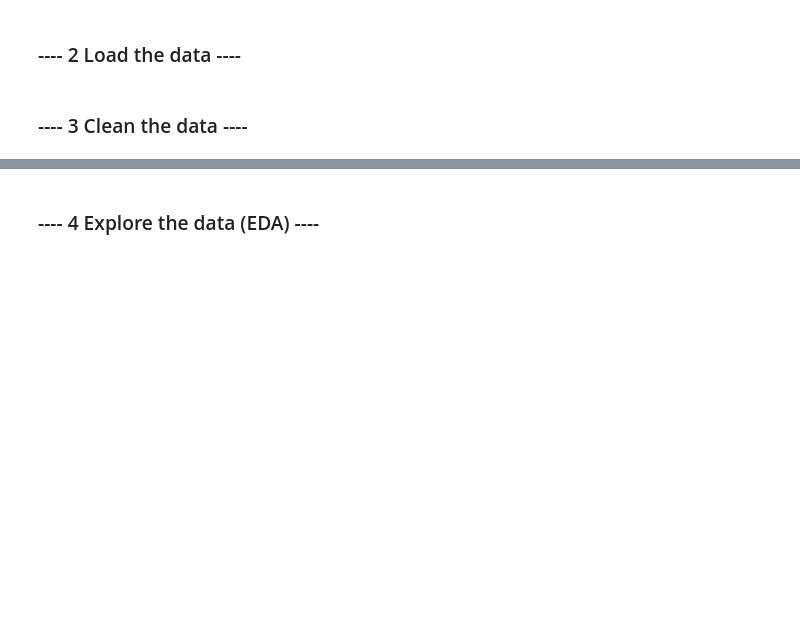
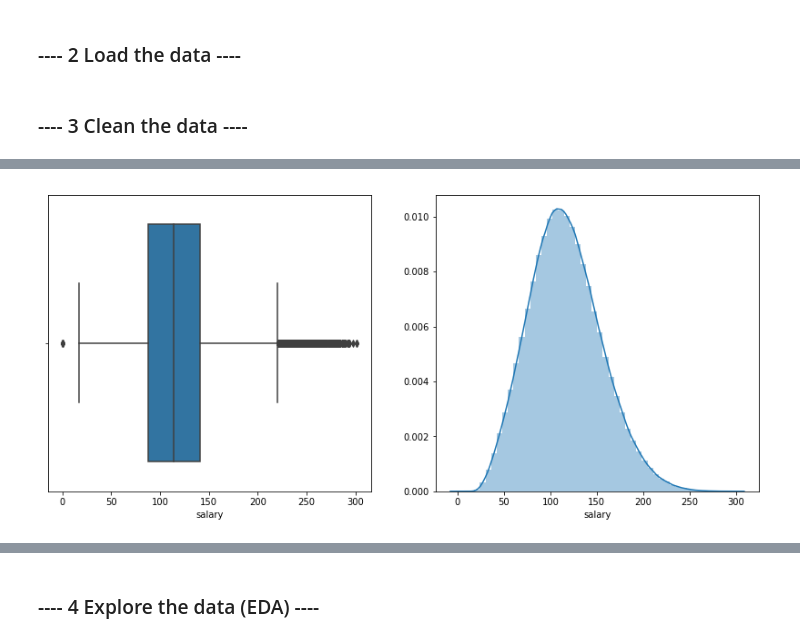
Before and after one commit to z-yoscovits/salarypredictionportfolio, a Jupyter notebook: SalaryPrediction.ipynb, the cells around one changed output, grey strips where cells are left out. Cells and saved outputs as stored; diff of their text form; code cells hidden in the pictures; blank space fills up the shorter version.

```diff
--- a/SalaryPrediction.ipynb
+++ b/SalaryPrediction.ipynb
@@ -24,2 +38,6 @@ __email__ = "your email here"
+# %%
+#load the data
+train_features = pd.read_csv("data/train_features.csv", index_col = 'jobId')
+train_salaries = pd.read_csv("data/train_salaries.csv", index_col = 'jobId')
 # %% [markdown]
 ### ---- 3 Clean the data ----
@@ -27,0 +91,10 @@ __email__ = "your email here"
+# %%
+#Take a look at the salary distribution
+plt.figure(figsize = (14, 6))
+plt.subplot(1,2,1)
+sns.boxplot(train_salaries.salary)
+plt.subplot(1,2,2)
+sns.distplot(train_salaries.salary)
+plt.show()
+# %% [output]
+[figure, added]
```
Also changed, not shown: parts of 79 cells of this notebook, 1 other file.
